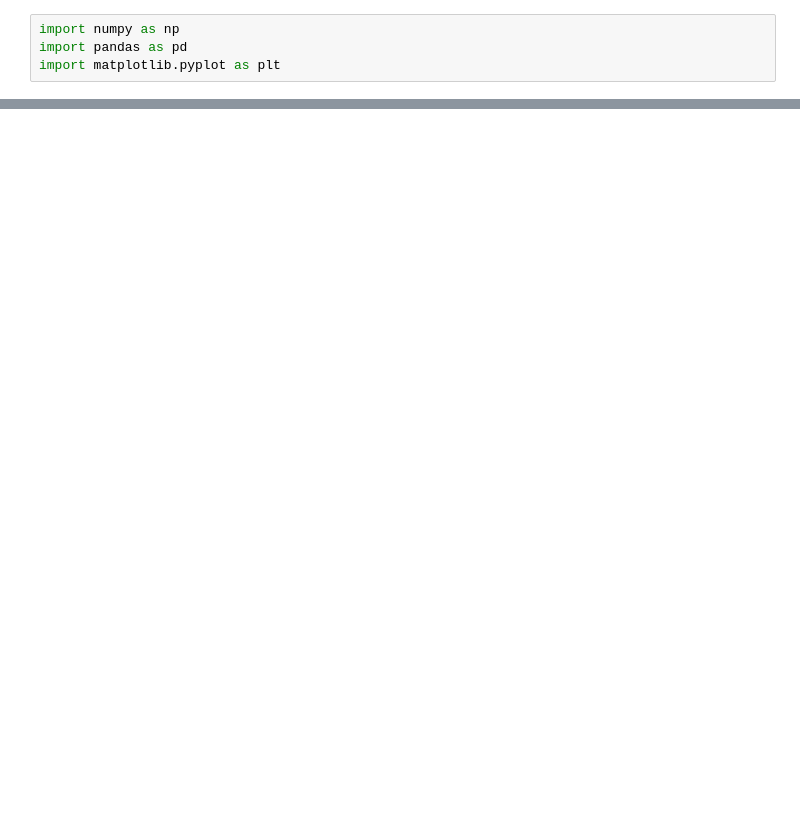
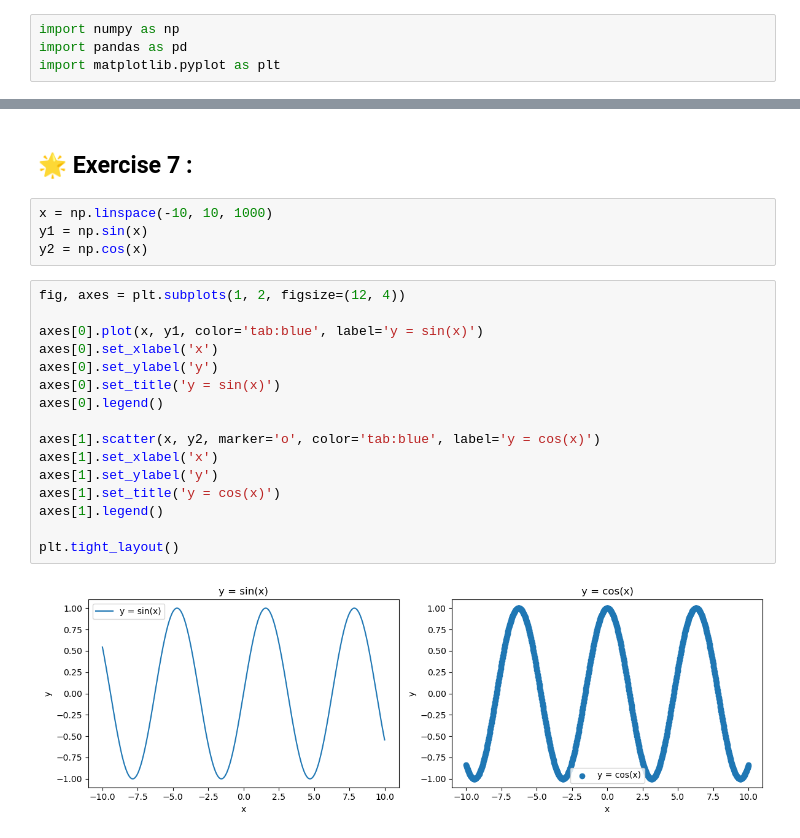
Before and after one commit to k0ren0/DI-Bootcamp-TTA8, a Jupyter notebook: week5/day3/XP-exercises/XP-exercises.ipynb, the cells around one changed output, grey strips where cells are left out. Cells and saved outputs as stored; diff of their text form; blank space fills up the shorter version.

```diff
--- a/week5/day3/XP-exercises/XP-exercises.ipynb
+++ b/week5/day3/XP-exercises/XP-exercises.ipynb
@@ -68,0 +64,24 @@ print("\nCorrelation between sugar and caffeine:", correlation)
+# %% [markdown]
+## 🌟 Exercise 7 :
+# %%
+x = np.linspace(-10, 10, 1000)
+y1 = np.sin(x)
+y2 = np.cos(x)
+# %%
+fig, axes = plt.subplots(1, 2, figsize=(12, 4))
+
+axes[0].plot(x, y1, color='tab:blue', label='y = sin(x)')
+axes[0].set_xlabel('x')
+axes[0].set_ylabel('y')
+axes[0].set_title('y = sin(x)')
+axes[0].legend()
+
+axes[1].scatter(x, y2, marker='o', color='tab:blue', label='y = cos(x)')
+axes[1].set_xlabel('x')
+axes[1].set_ylabel('y')
+axes[1].set_title('y = cos(x)')
+axes[1].legend()
+
+plt.tight_layout()
+# %% [output]
+[figure, added]
```
Also changed, not shown: parts of 20 cells of this notebook, 2 other files.
